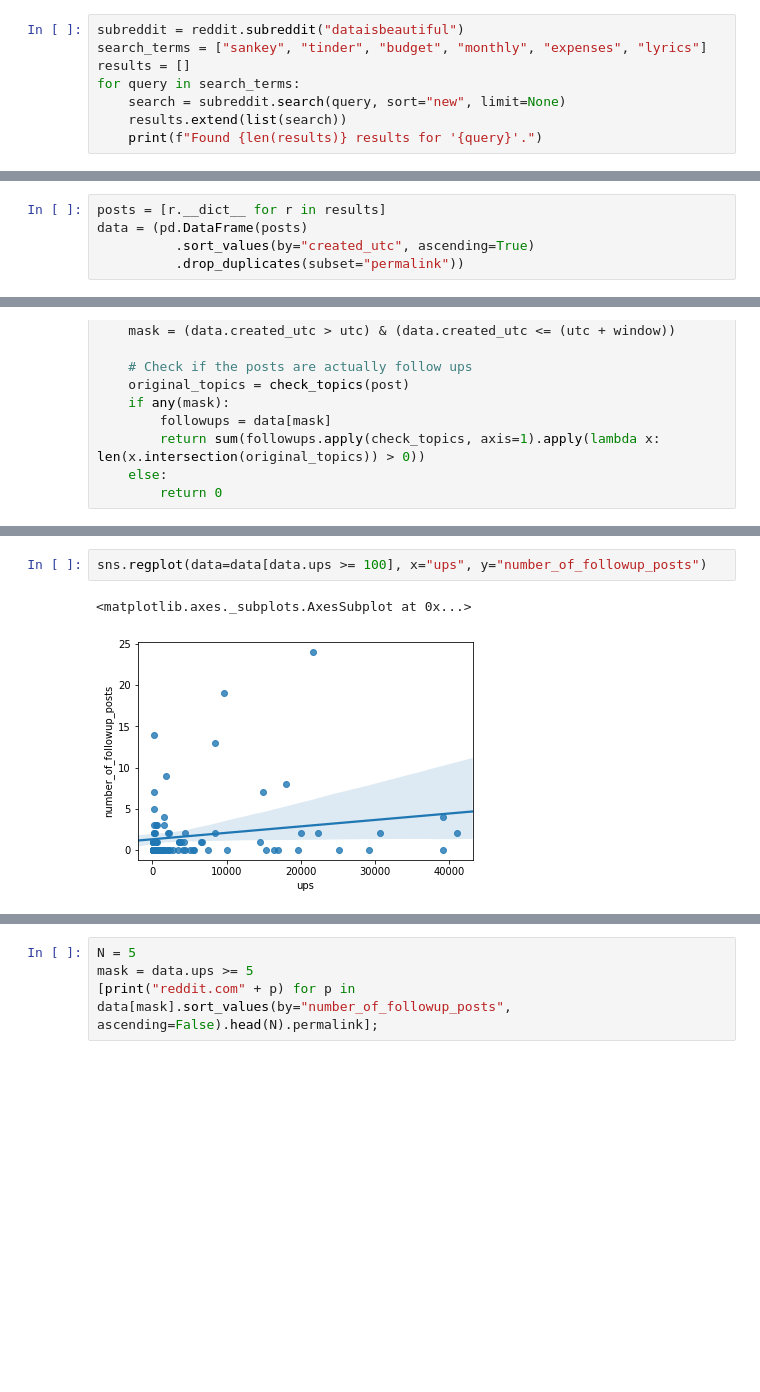
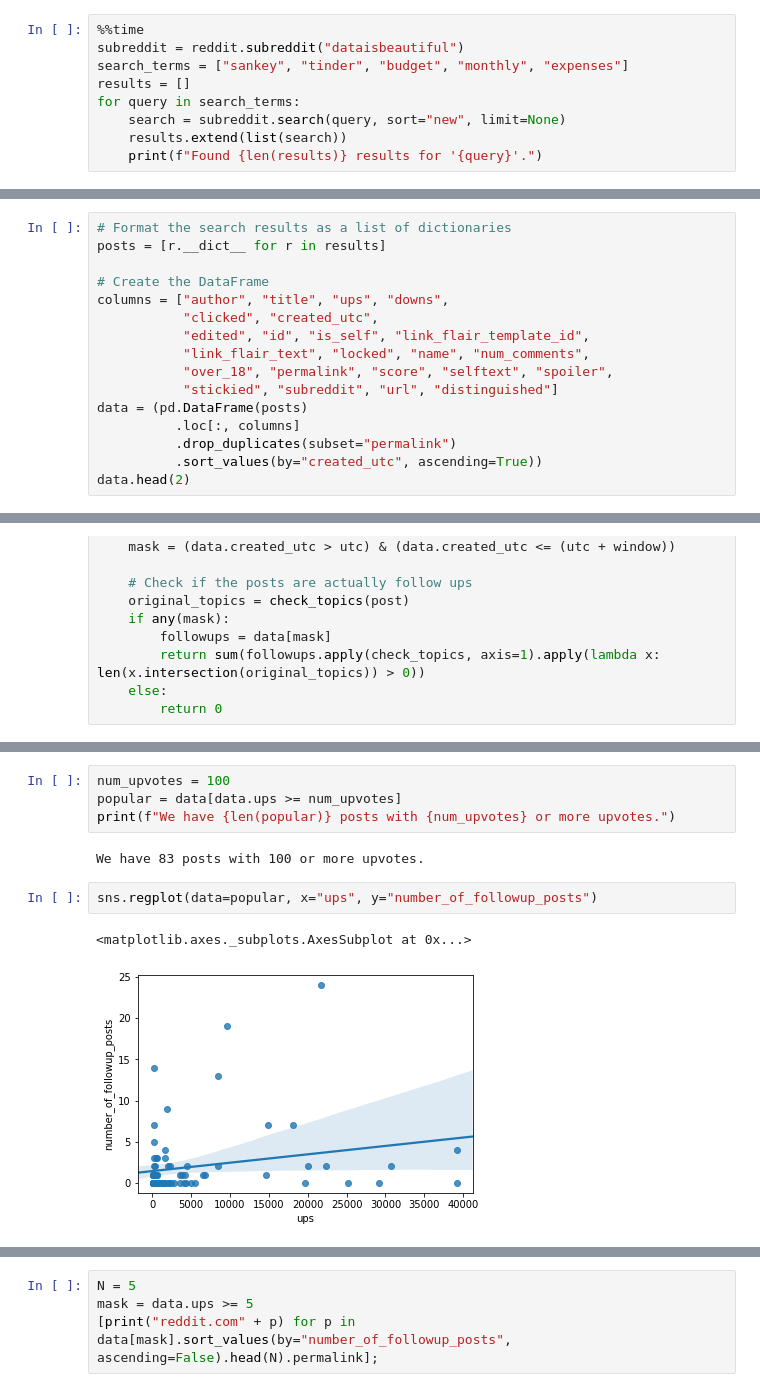
Before and after one commit to johnwmillr/RedditApi, a Jupyter notebook: reddit.ipynb, the cells around one changed output, grey strips where cells are left out. Cells and saved outputs as stored; diff of their text form; blank space fills up the shorter version.

Commit message:
Add some messy correlation plots

```diff
--- a/reddit.ipynb
+++ b/reddit.ipynb
@@ -48,6 +52,7 @@ reddit
 # %%
+%%time
 subreddit = reddit.subreddit("dataisbeautiful")
-search_terms = ["sankey", "tinder", "budget", "monthly", "expenses", "lyrics"]
+search_terms = ["sankey", "tinder", "budget", "monthly", "expenses"]
 results = []
 for query in search_terms:
     search = subreddit.search(query, sort="new", limit=None)
@@ -62,0 +69,16 @@ Found 708 results for 'lyrics'.
+# %%
+# Format the search results as a list of dictionaries
+posts = [r.__dict__ for r in results]
+
+# Create the DataFrame
+columns = ["author", "title", "ups", "downs",
+           "clicked", "created_utc",
+           "edited", "id", "is_self", "link_flair_template_id",
+           "link_flair_text", "locked", "name", "num_comments",
+           "over_18", "permalink", "score", "selftext", "spoiler",
+           "stickied", "subreddit", "url", "distinguished"]
+data = (pd.DataFrame(posts)
+          .loc[:, columns]
+          .drop_duplicates(subset="permalink")
+          .sort_values(by="created_utc", ascending=True))
+data.head(2)
@@ -63,10 +90,5 @@ Found 708 results for 'lyrics'.
 # %% [markdown]
 # Make a plot
-# %%
-posts = [r.__dict__ for r in results]
-data = (pd.DataFrame(posts)
-          .sort_values(by="created_utc", ascending=True)
-          .drop_duplicates(subset="permalink"))
 # %%
 def term_is_in_comments(post, term):
     """Returns true if any comment in the post inclues the given term"""
@@ -108,5 +137,11 @@ data["number_of_followup_posts"] = data.apply(number_of_followup_posts, axis=1)
+# %%
+num_upvotes = 100
+popular = data[data.ups >= num_upvotes]
+print(f"We have {len(popular)} posts with {num_upvotes} or more upvotes.")
+# %% [output]
+We have 83 posts with 100 or more upvotes.
 # %%
-sns.regplot(data=data[data.ups >= 100], x="ups", y="number_of_followup_posts")
+sns.regplot(data=popular, x="ups", y="number_of_followup_posts")
 # %% [output]
 <matplotlib.axes._subplots.AxesSubplot at 0x...>
-[figure, old version]
+[figure, new version]
```
Also changed, not shown: parts of 25 cells of this notebook.
